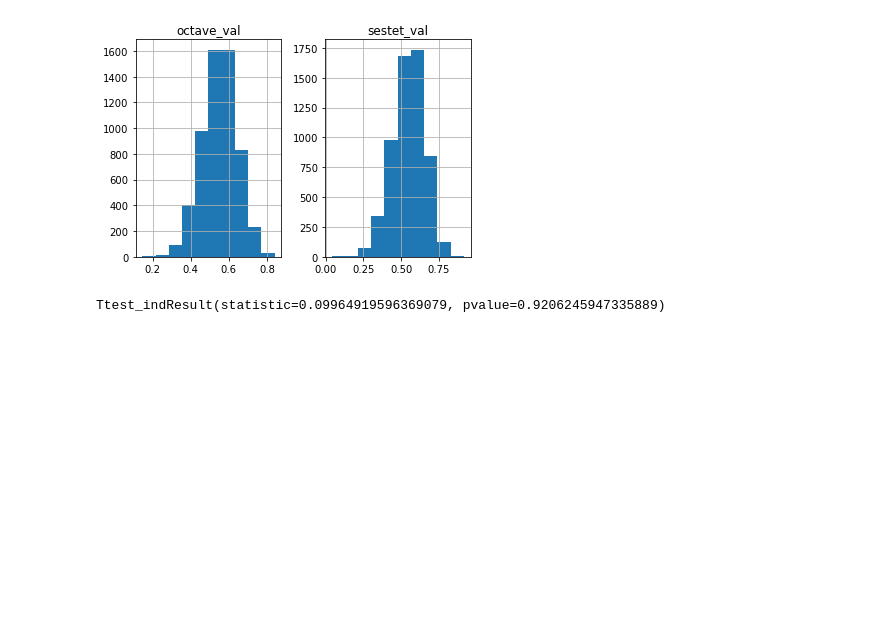
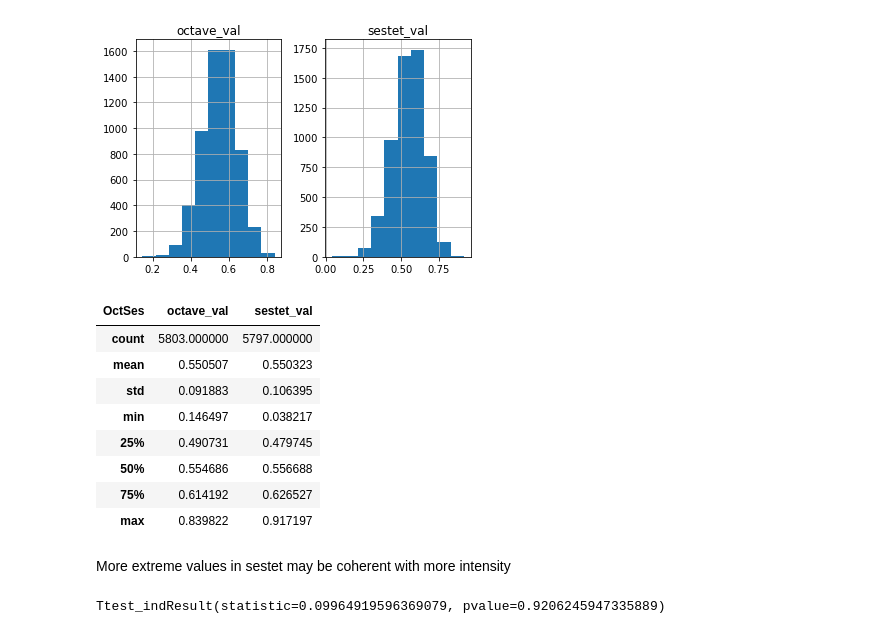
Before and after one commit to pruizf/rhyme-within-reason, a Jupyter notebook: scripts/annotation/analysis.ipynb, the cells around one changed output. Saved outputs shown, nothing was run; the diff lists cells and outputs as text; code cells hidden in the pictures; blank space fills up the shorter version.

```diff
--- a/scripts/annotation/analysis.ipynb
+++ b/scripts/annotation/analysis.ipynb
@@ -285,6 +285,20 @@ array([[<matplotlib.axes._subplots.AxesSubplot object at 0x...>,
         <matplotlib.axes._subplots.AxesSubplot object at 0x...>]],
       dtype=object)
 [figure]
+# %%
+os_groups_cont[['octave_val', 'sestet_val']].describe(include='all')
+# %% [output]
+| OctSes | octave_val | sestet_val |
+| count | 5803.000000 | 5797.000000 |
+| mean | 0.550507 | 0.550323 |
+| std | 0.091883 | 0.106395 |
+| min | 0.146497 | 0.038217 |
+| 25% | 0.490731 | 0.479745 |
+| 50% | 0.554686 | 0.556688 |
+| 75% | 0.614192 | 0.626527 |
+| max | 0.839822 | 0.917197 |
+# %% [markdown]
+More extreme values in sestet may be coherent with more intensity
 # %%
 ttest_ind(os_groups_cont['octave_val'], os_groups_cont['sestet_val'], nan_policy='omit', equal_var=False)
 # %% [output]
```
Also changed, not shown: parts of 12 cells of this notebook.
